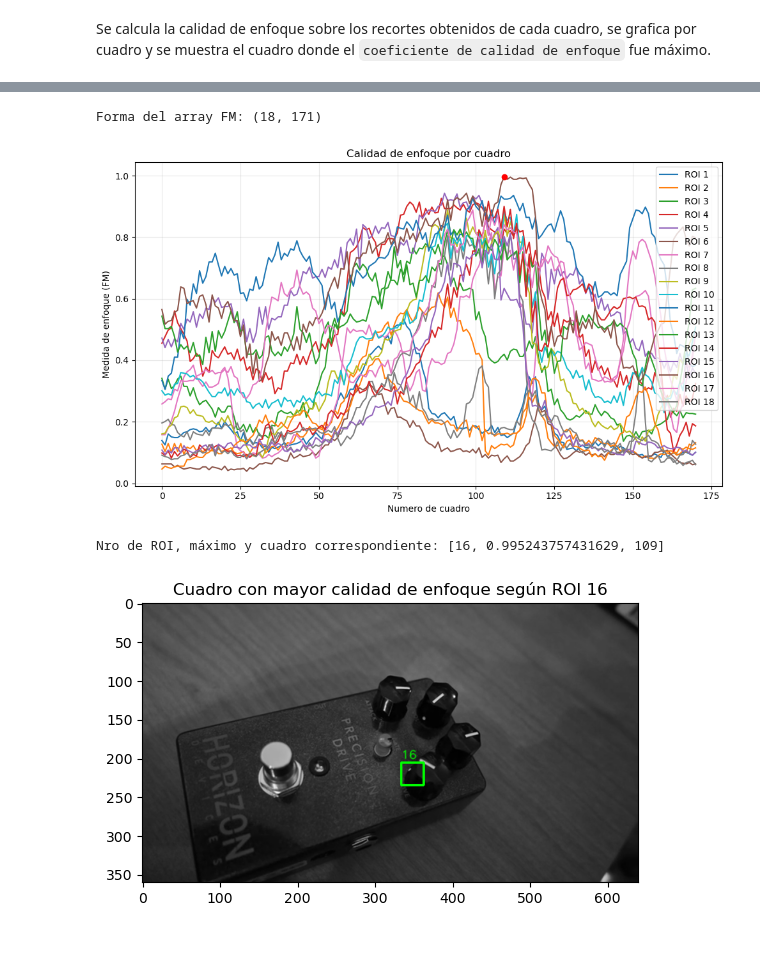
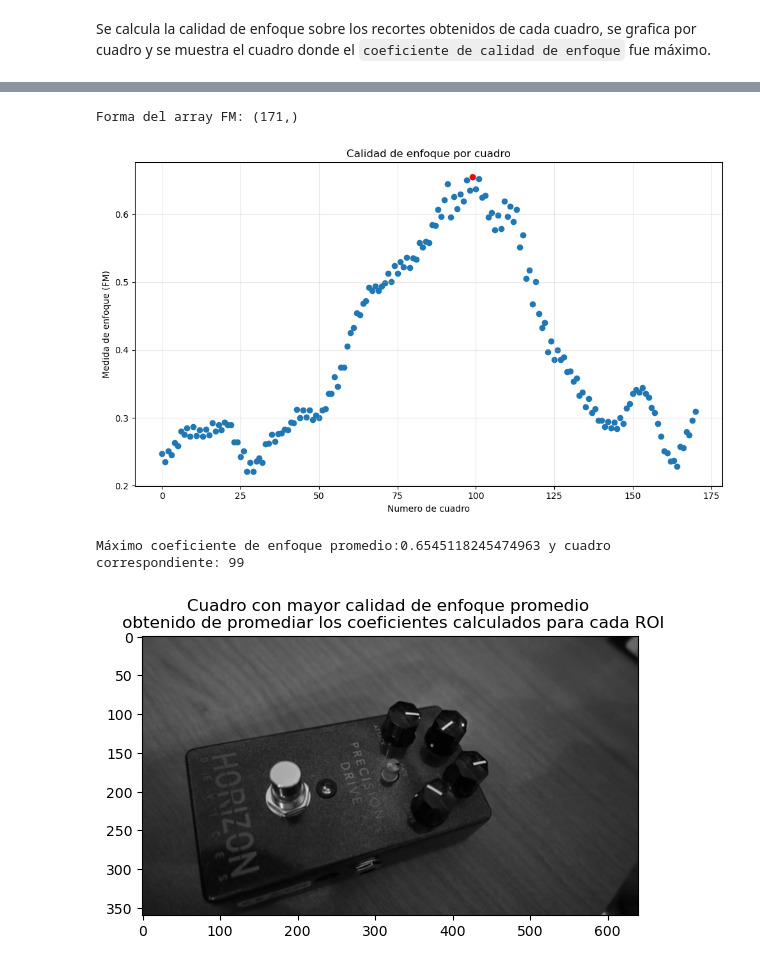
Before and after one commit to joral315/TP2_VC1_CEIA, a Jupyter notebook: focus_quality.ipynb, the cells around one changed output, grey strips where cells are left out. Saved outputs shown, nothing was run; the diff lists cells and outputs as text; code cells hidden in the pictures.

Commit message:
se modifica el calculo de foco tomando promedio de ROIs cuando se utiliza la matriz de enfoque

```diff
--- a/focus_quality.ipynb
+++ b/focus_quality.ipynb
@@ -95,7 +95,7 @@ class CalidadEnfoque:
             fm_rows.append(fm_seq)
 
         fm_array = np.stack(fm_rows, axis=0)
-        return fm_array[0] if squeeze_output else fm_array
+        return fm_array[0] if squeeze_output else np.mean(fm_array,axis=0)#Se promedian los coeficientes obtenidos para cada ROI
 
     def grafico(self, fm_values: np.ndarray):
         """Grafica FM vs. numero de cuadro y devuelve maximos y posiciones."""
@@ -103,7 +103,7 @@ class CalidadEnfoque:
         if fm_arr.ndim == 1:
             fm_arr = fm_arr[None, :]
             squeeze_output = True
-        elif fm_arr.ndim == 2:
+        elif fm_arr.ndim == 2: #Al tomar promedio del los ROI no se obtendrán fm_arr de dimensión 2
             squeeze_output = False
         else:
             raise ValueError("Esperaba un array 1D (cuadros) o 2D (filas, cuadros) con medidas de enfoque.")
@@ -113,7 +113,7 @@ class CalidadEnfoque:
         frame_idx = np.arange(fm_arr.shape[1])
 
         for idx, row in enumerate(fm_arr):
-            plt.plot(frame_idx, row, label=f"ROI {idx + 1}")
+            plt.scatter(frame_idx, row)
             max_pos = int(np.argmax(row))
             max_val = float(row[max_pos])
             maxima.append([max_val, max_pos])
@@ -121,10 +121,7 @@ class CalidadEnfoque:
         plt.xlabel("Numero de cuadro")
         plt.ylabel("Medida de enfoque (FM)")
         plt.title("Calidad de enfoque por cuadro")
-        plt.legend(fontsize=5,
-                   loc='upper center',
-                   bbox_to_anchor=(0.5, -0.15),
-                   ncol=4)
+
         if fm_arr.shape[0] > 1:
             plt.legend()
         plt.grid(True, alpha=0.3)
@@ -139,7 +136,6 @@ class CalidadEnfoque:
             output=[int(idx+1)]+maxima[idx]
             plt.plot(output[2], output[1], 'ro')
         plt.show()
-        #return maxima[0] if squeeze_output else maxima
         return output
 # %% [markdown]
 
@@ -227,5 +223,5 @@ Maximo y cuadro (reticula): [0.8727272727272727, 91]
 # %%
-def calculo_matriz_enfoque(h: int, w: int, rows: int=3, cols:int=6, porcentaje: float=0.5):
+def calculo_matriz_enfoque(h: int, w: int, rows: int=4, cols:int=6, porcentaje: float=0.5):
     """
     Calcula las coordenadas (x0, y0, x1, y1) de una grilla de retículas
     centrada en la imagen, equiespaciadas.
@@ -313,25 +310,22 @@ def extraer_regiones_de_frames(frames:np.array, rows:int=3, cols:int=6):
 # %%
 regiones, boxes,lado,coverage=extraer_regiones_de_frames(frames_gray)
 
 analyzer = CalidadEnfoque()
 fm_por_cuadro = analyzer.calidad(regiones)
 print(f"Forma del array FM: {fm_por_cuadro.shape}")
 
 maximo = analyzer.grafico(fm_por_cuadro)
-print(f'Nro de ROI, máximo y cuadro correspondiente: {maximo}')
+print(f'Máximo coeficiente de enfoque promedio:{maximo[0]} y cuadro correspondiente: {maximo[1]}')
 
-img_vis = cv2.cvtColor(frames_gray[maximo[2],...], cv2.COLOR_GRAY2BGR)
-x0,y0,x1,y1=boxes[maximo[0]-1]
-cv2.rectangle(img_vis, (x0, y0), (x1, y1), (0, 255, 0), 2)
-cv2.putText(img_vis,f'{maximo[0]}', (x0,y0-5), cv2.FONT_HERSHEY_SIMPLEX, 0.5,(0, 255, 0), 1, cv2.LINE_AA)
+img_vis = cv2.cvtColor(frames_gray[maximo[1],...], cv2.COLOR_GRAY2BGR)
 plt.imshow(img_vis)
-plt.title(f'Cuadro con mayor calidad de enfoque según ROI {maximo[0]}')
+plt.title('Cuadro con mayor calidad de enfoque promedio \n obtenido de promediar los coeficientes calculados para cada ROI')
 plt.show()
 # %% [output]
-Forma del array FM: (18, 171)
+Forma del array FM: (171,)
-[figure, old version]
+[figure, new version]
-Nro de ROI, máximo y cuadro correspondiente: [16, 0.995243757431629, 109]
+Máximo coeficiente de enfoque promedio:0.6545118245474963 y cuadro correspondiente: 99
-[figure, old version]
+[figure, new version]
 # %% [markdown]
 ## 2. Utilización de la como factor de calidad de enfoque **Variance of Laplacian**
 
```
Also changed, not shown: parts of 8 cells of this notebook.
